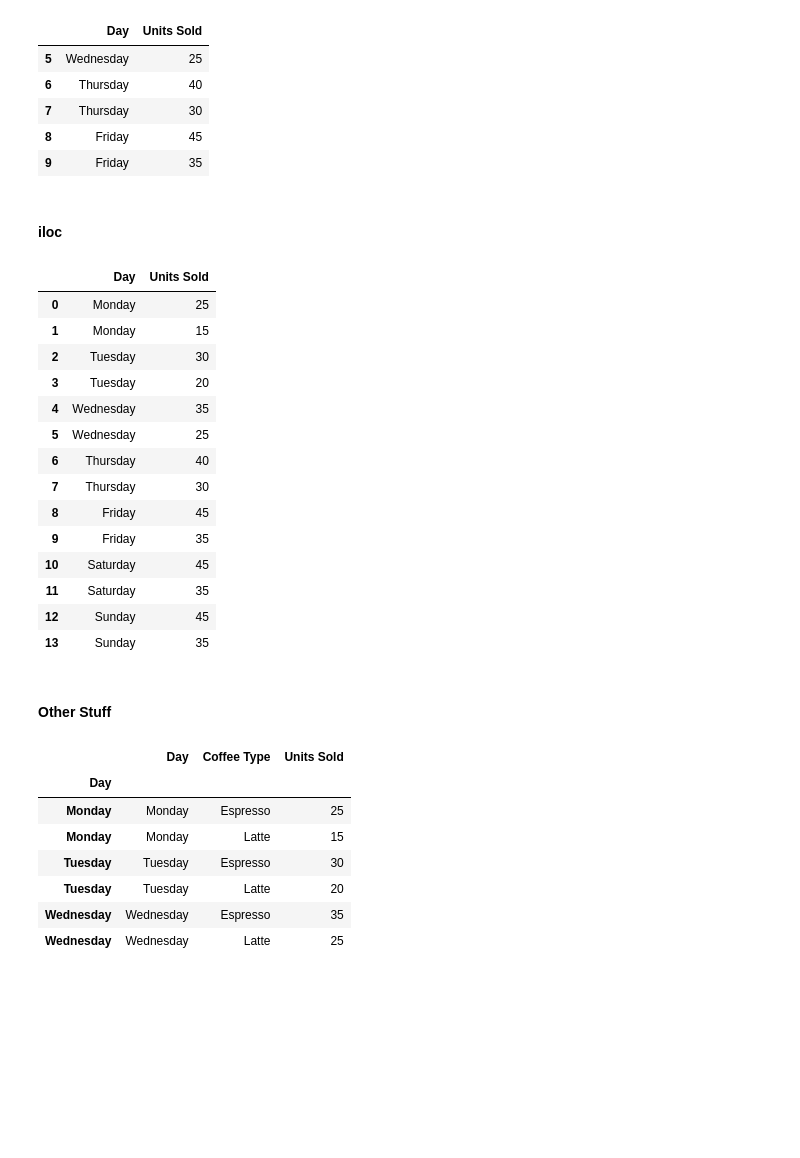
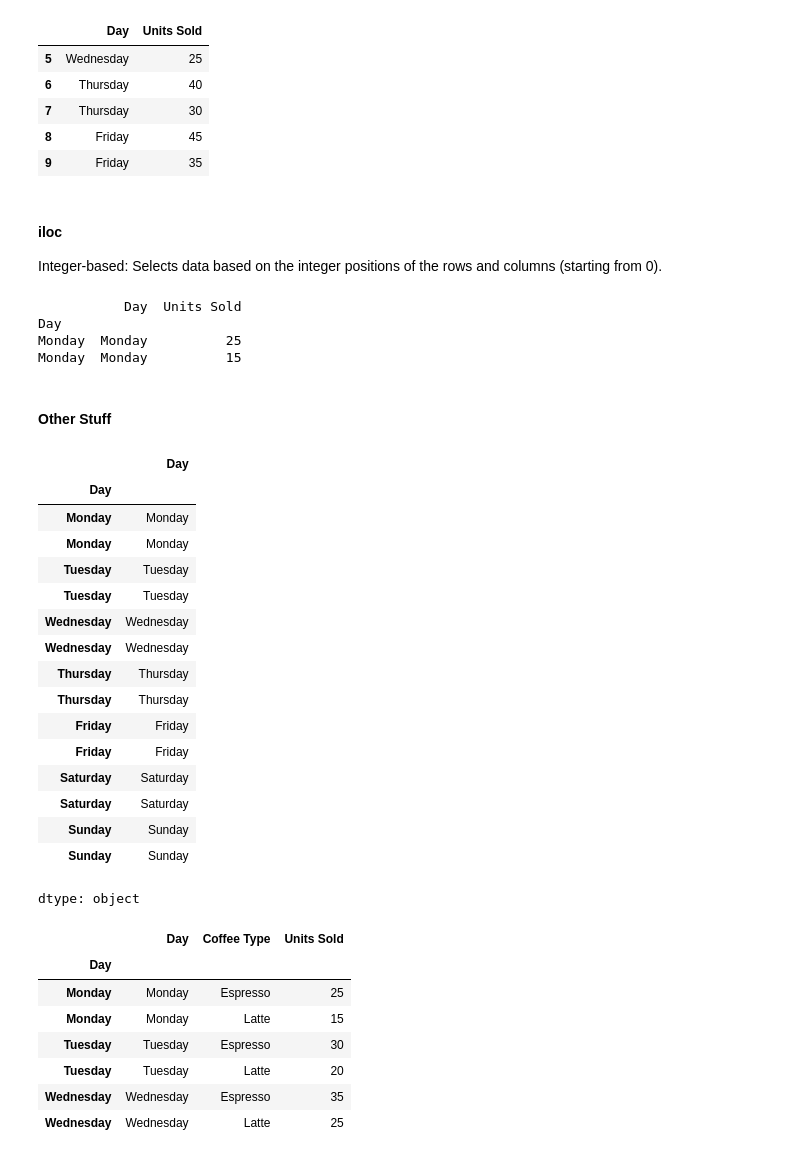
Before and after one commit to abdulsamadkhan/MachineLearningTutorials, a Jupyter notebook: Introduction to pandas.ipynb, the cells around one changed output. Drawn from its saved outputs; the diff is of its cells as text; code cells hidden in the pictures; blank space fills up the shorter version.

```diff
--- a/Introduction to pandas.ipynb
+++ b/Introduction to pandas.ipynb
@@ -227,30 +230,49 @@ coffee.loc[5:9, ["Day", "Units Sold"]]
 | 7 | Thursday | 30 |
 | 8 | Friday | 45 |
 | 9 | Friday | 35 |
-# %% [markdown]
-#### iloc
-# %%
-coffee.iloc[:, [0,2]]
-# %% [output]
-|  | Day | Units Sold |
-| 0 | Monday | 25 |
-| 1 | Monday | 15 |
-| 2 | Tuesday | 30 |
-| 3 | Tuesday | 20 |
-| 4 | Wednesday | 35 |
-| 5 | Wednesday | 25 |
-| 6 | Thursday | 40 |
-| 7 | Thursday | 30 |
-| 8 | Friday | 45 |
-| 9 | Friday | 35 |
-| 10 | Saturday | 45 |
-| 11 | Saturday | 35 |
-| 12 | Sunday | 45 |
-| 13 | Sunday | 35 |
+# %% [markdown]
+#### iloc
+Integer-based: Selects data based on the integer positions of the rows and columns (starting from 0).
+# %%
+# Select a subset of the 'coffee' DataFrame using integer-location based indexing.
+
+# Select rows from index 0 (inclusive) up to, but not including, index 2.
+# This effectively selects the first two rows.
+
+# Select columns at indices 0 and 2.
+
+
+# Use iloc to select the specified rows and columns.
+selected_data = coffee.iloc[0:2, [0, 2] ]
+
+print(selected_data)
+# %% [output]
+           Day  Units Sold
+Day
+Monday  Monday          25
+Monday  Monday          15
 # %% [markdown]
 #### Other Stuff
 # %%
-coffee.index = coffee["Day"]
+coffee["Day"]
+# %% [output]
+|  | Day |
+| Day |  |
+| Monday | Monday |
+| Monday | Monday |
+| Tuesday | Tuesday |
+| Tuesday | Tuesday |
+| Wednesday | Wednesday |
+| Wednesday | Wednesday |
+| Thursday | Thursday |
+| Thursday | Thursday |
+| Friday | Friday |
+| Friday | Friday |
+| Saturday | Saturday |
+| Saturday | Saturday |
+| Sunday | Sunday |
+| Sunday | Sunday |
+dtype: object
 # %%
 coffee.loc["Monday":"Wednesday"]
 # %% [output]
```
Also changed, not shown: parts of 2 cells of this notebook.
